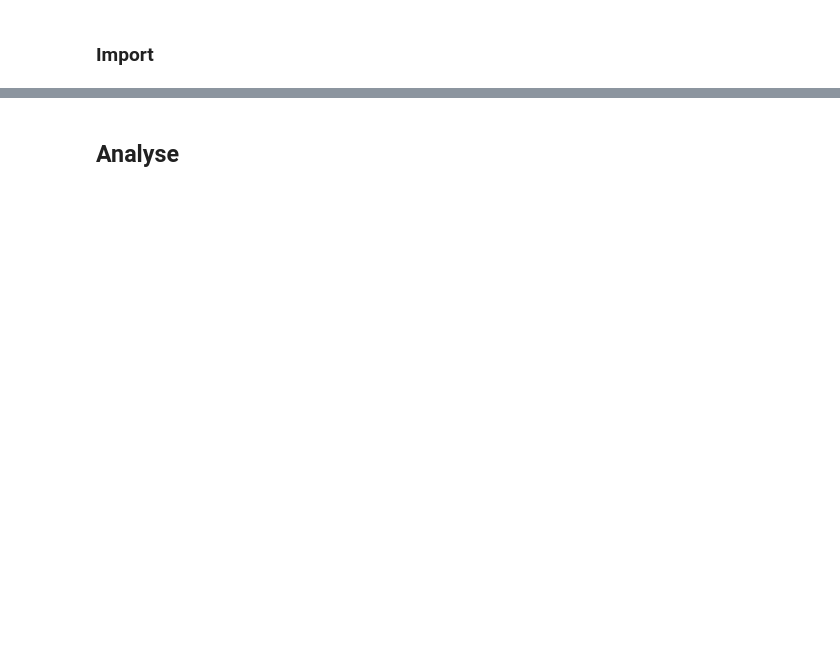
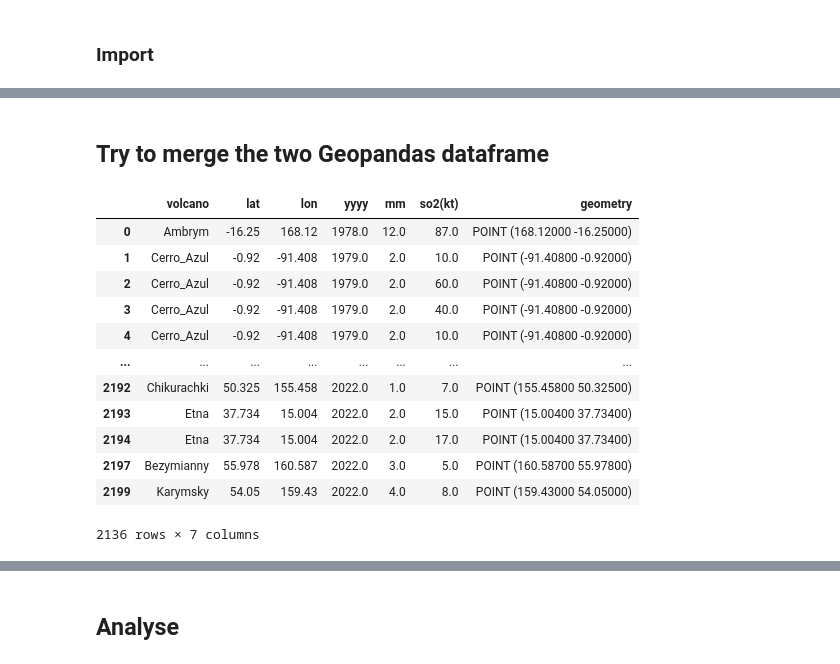
Before and after one commit to Melvin-klein/outinfo, a Jupyter notebook: projet.ipynb, the cells around one changed output, grey strips where cells are left out. Drawn from its saved outputs; the diff is of its cells as text; code cells hidden in the pictures; blank space fills up the shorter version.

```diff
--- a/projet.ipynb
+++ b/projet.ipynb
@@ -71,0 +133,22 @@ gdf_eruptions
+# %% [markdown]
+## Try to merge the two Geopandas dataframe
+# %%
+from shapely.geometry import Point
+
+geometry = [Point(xy) for xy in zip(so2_cleared['lon'], so2_cleared['lat'])]
+gdf_so2_cleared = gpd.GeoDataFrame(so2_cleared, geometry=geometry, crs='EPSG:4326')
+gdf_so2_cleared
+# %% [output]
+|  | volcano | lat | lon | yyyy | mm | so2(kt) | geometry |
+| 0 | Ambrym | -16.25 | 168.12 | 1978.0 | 12.0 | 87.0 | POINT (168.12000 -16.25000) |
+| 1 | Cerro_Azul | -0.92 | -91.408 | 1979.0 | 2.0 | 10.0 | POINT (-91.40800 -0.92000) |
+| 2 | Cerro_Azul | -0.92 | -91.408 | 1979.0 | 2.0 | 60.0 | POINT (-91.40800 -0.92000) |
+| 3 | Cerro_Azul | -0.92 | -91.408 | 1979.0 | 2.0 | 40.0 | POINT (-91.40800 -0.92000) |
+| 4 | Cerro_Azul | -0.92 | -91.408 | 1979.0 | 2.0 | 10.0 | POINT (-91.40800 -0.92000) |
+| ... | ... | ... | ... | ... | ... | ... | ... |
+| 2192 | Chikurachki | 50.325 | 155.458 | 2022.0 | 1.0 | 7.0 | POINT (155.45800 50.32500) |
+| 2193 | Etna | 37.734 | 15.004 | 2022.0 | 2.0 | 15.0 | POINT (15.00400 37.73400) |
+| 2194 | Etna | 37.734 | 15.004 | 2022.0 | 2.0 | 17.0 | POINT (15.00400 37.73400) |
+| 2197 | Bezymianny | 55.978 | 160.587 | 2022.0 | 3.0 | 5.0 | POINT (160.58700 55.97800) |
+| 2199 | Karymsky | 54.05 | 159.43 | 2022.0 | 4.0 | 8.0 | POINT (159.43000 54.05000) |
+2136 rows × 7 columns
```
Also changed, not shown: parts of 9 cells of this notebook.
